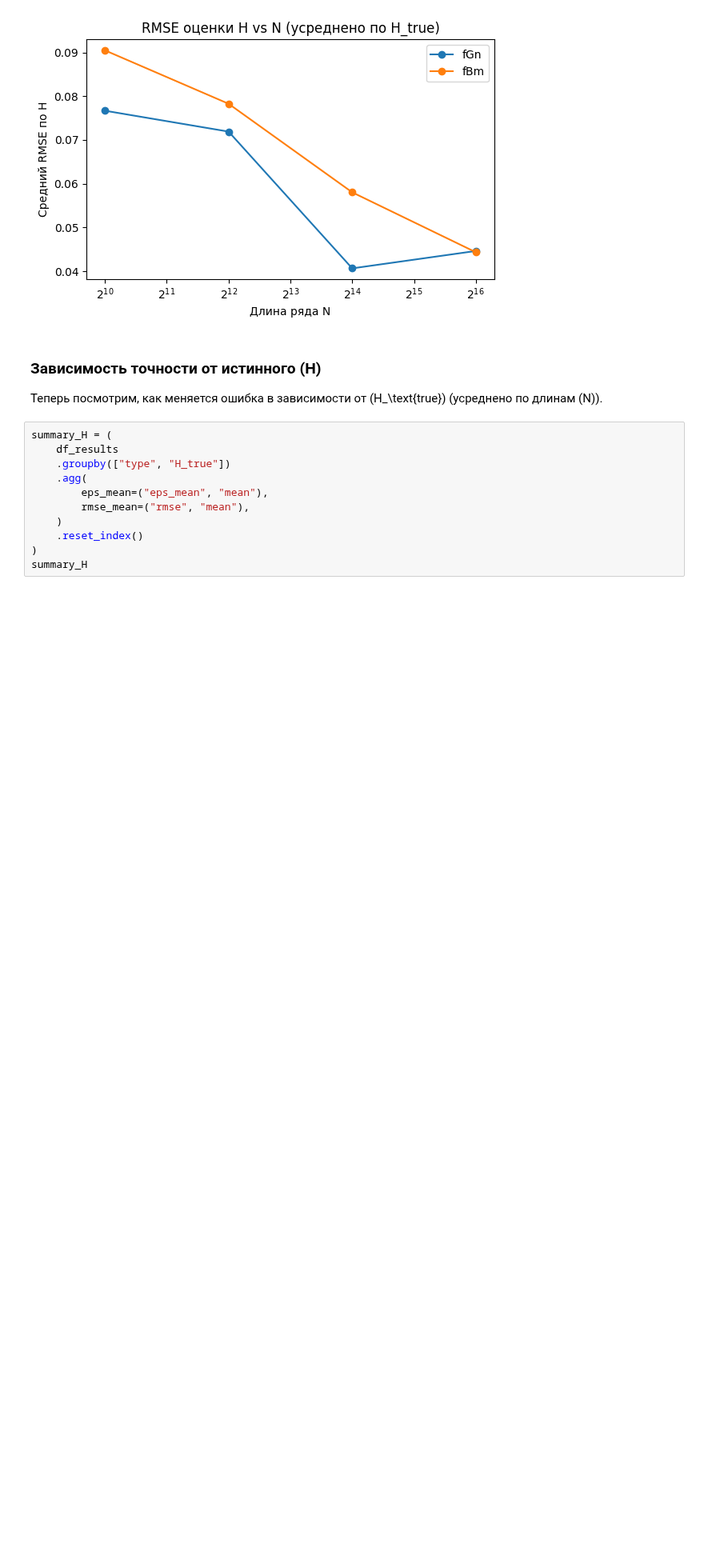
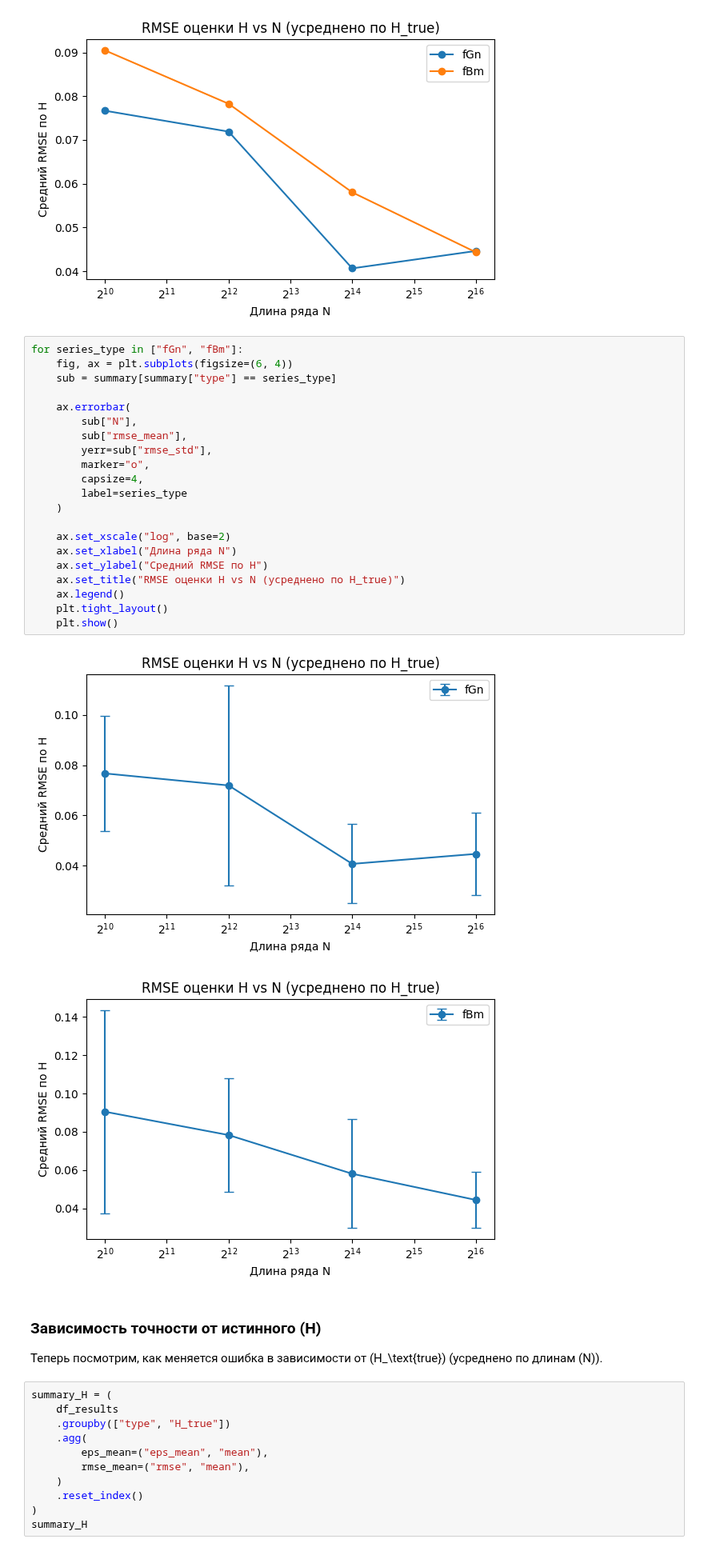
Before and after one commit to Digiratory/FluctuationAnalysisTools, a Jupyter notebook: research/bma.ipynb, the cells around one changed output. Shown at 80% size. Saved outputs shown, nothing was run; the diff lists cells and outputs as text; blank space fills up the shorter version.

```diff
--- a/research/bma.ipynb
+++ b/research/bma.ipynb
@@ -374,6 +373,30 @@ plt.tight_layout()
 plt.show()
 # %% [output]
 [figure]
+# %%
+for series_type in ["fGn", "fBm"]:
+    fig, ax = plt.subplots(figsize=(6, 4))
+    sub = summary[summary["type"] == series_type]
+
+    ax.errorbar(
+        sub["N"],
+        sub["rmse_mean"],
+        yerr=sub["rmse_std"],
+        marker="o",
+        capsize=4,
+        label=series_type
+    )
+
+    ax.set_xscale("log", base=2)
+    ax.set_xlabel("Длина ряда N")
+    ax.set_ylabel("Средний RMSE по H")
+    ax.set_title("RMSE оценки H vs N (усреднено по H_true)")
+    ax.legend()
+    plt.tight_layout()
+    plt.show()
+# %% [output]
+[figure, added]
+[figure, added]
 # %% [markdown]
 ### Зависимость точности от истинного \(H\)
 
```
Also changed, not shown: parts of 9 cells of this notebook, 3 other files.
